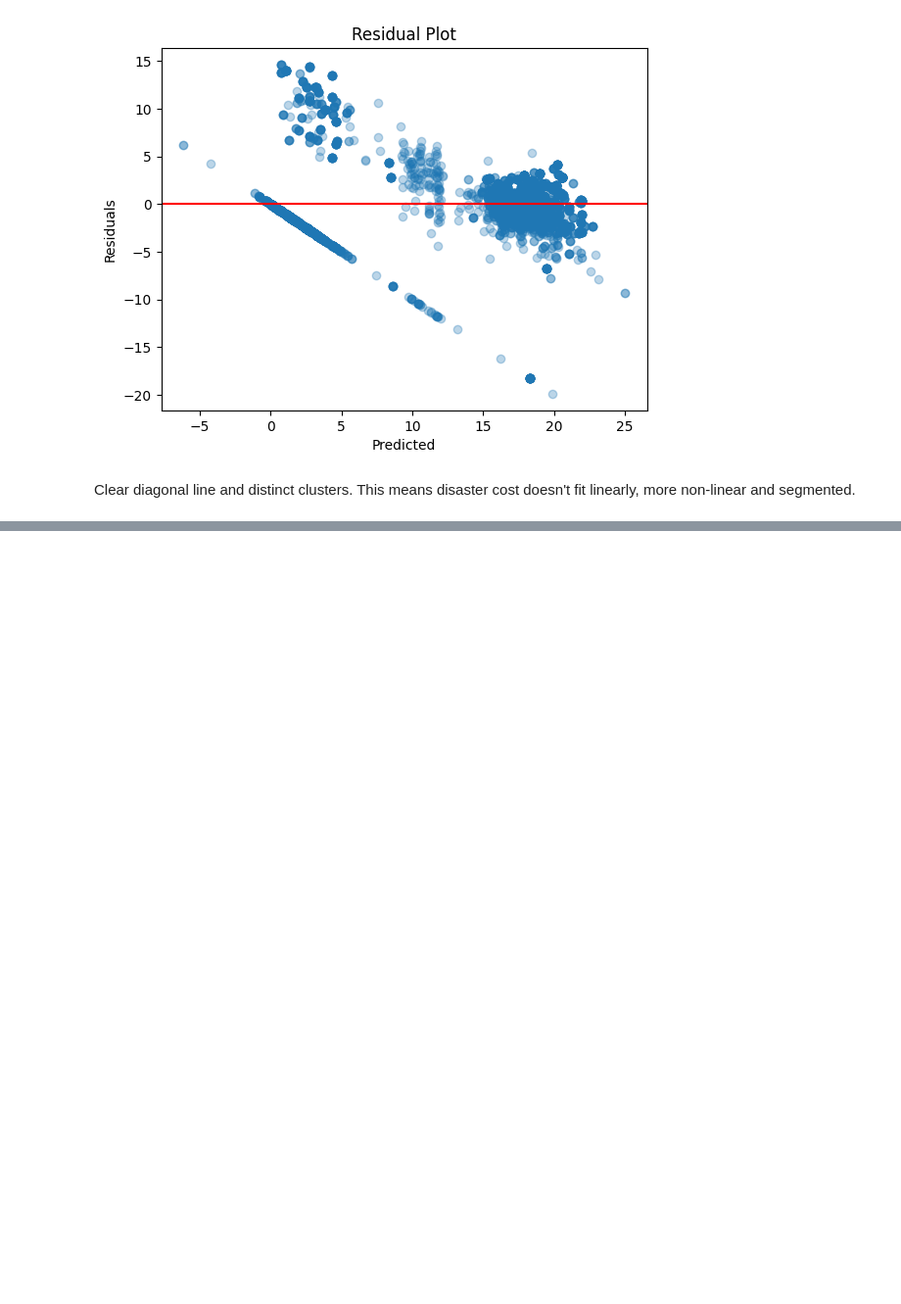
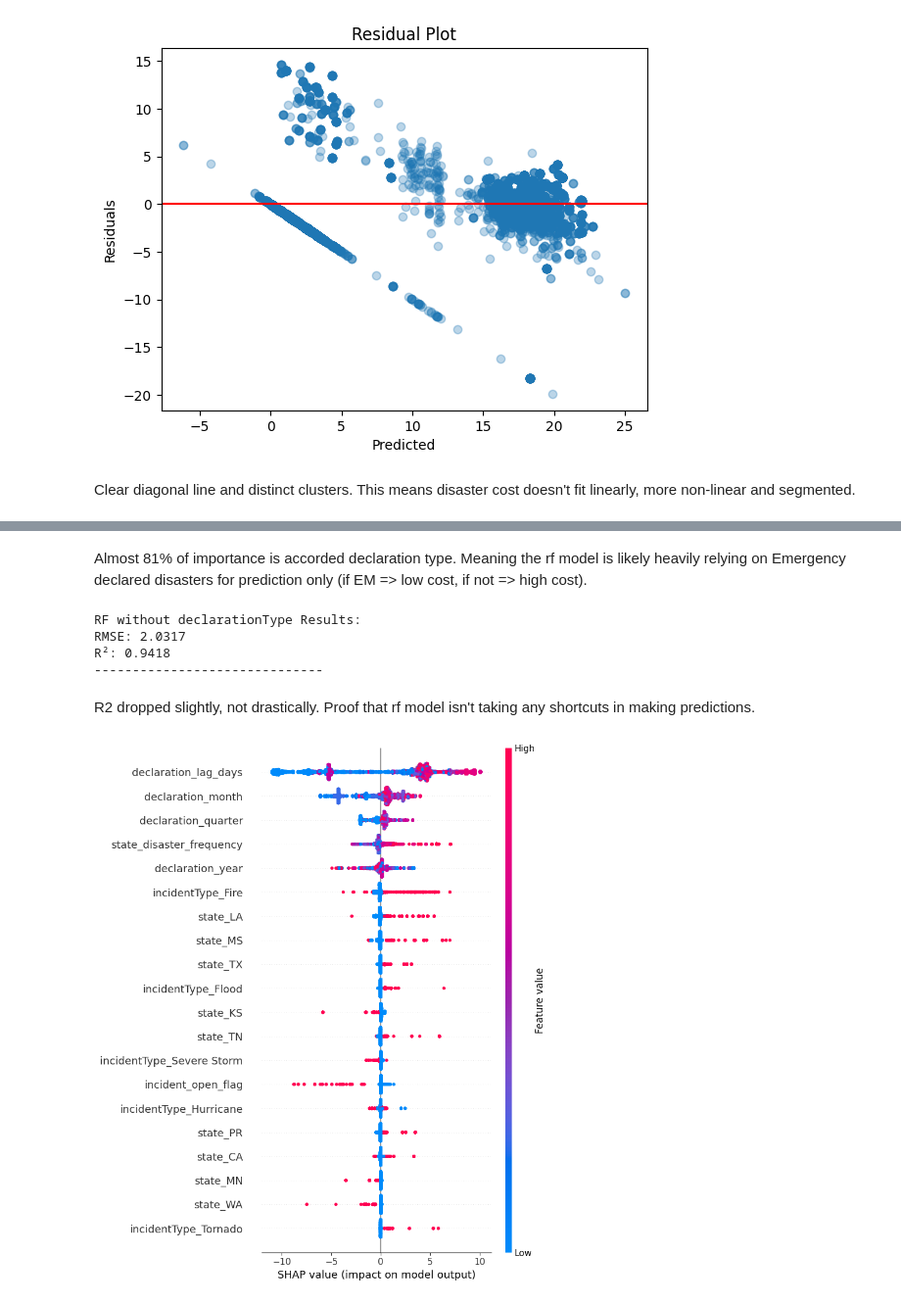
Before and after one commit to michizler/terranova-predictive-analytics, a Jupyter notebook: model/model.ipynb, the cells around one changed output, grey strips where cells are left out. Shown at 98% size. Saved outputs shown, nothing was run; the diff lists cells and outputs as text; code cells hidden in the pictures; blank space fills up the shorter version.

```diff
--- a/model/model.ipynb
+++ b/model/model.ipynb
@@ -201,0 +284,27 @@ Clear diagonal line and distinct clusters. This means disaster cost doesn't fit
+# %% [markdown]
+Almost 81% of importance is accorded declaration type. Meaning the rf model is likely heavily relying on Emergency declared disasters for prediction only (if EM => low cost, if not => high cost).
+# %%
+# Test RF without declarationType features to check for over reliance on these features
+X_train_no_decl = X_train.drop(columns=[col for col in X_train.columns if "declarationType" in col])
+X_test_no_decl  = X_test.drop(columns=[col for col in X_test.columns if "declarationType" in col])
+
+rf.fit(X_train_no_decl, y_train)
+y_pred_rf_no_decl = rf.predict(X_test_no_decl)
+
+evaluate(y_test, y_pred_rf_no_decl, "RF without declarationType")
+# %% [output]
+RF without declarationType Results:
+RMSE: 2.0317
+R²: 0.9418
+------------------------------
+# %% [markdown]
+R2 dropped slightly, not drastically. Proof that rf model isn't taking any shortcuts in making predictions.
+# %%
+import shap
+
+explainer = shap.TreeExplainer(rf)
+shap_values = explainer.shap_values(X_test)
+
+shap.summary_plot(shap_values, X_test)
+# %% [output]
+[figure, added]
```
Also changed, not shown: parts of 10 cells of this notebook.
